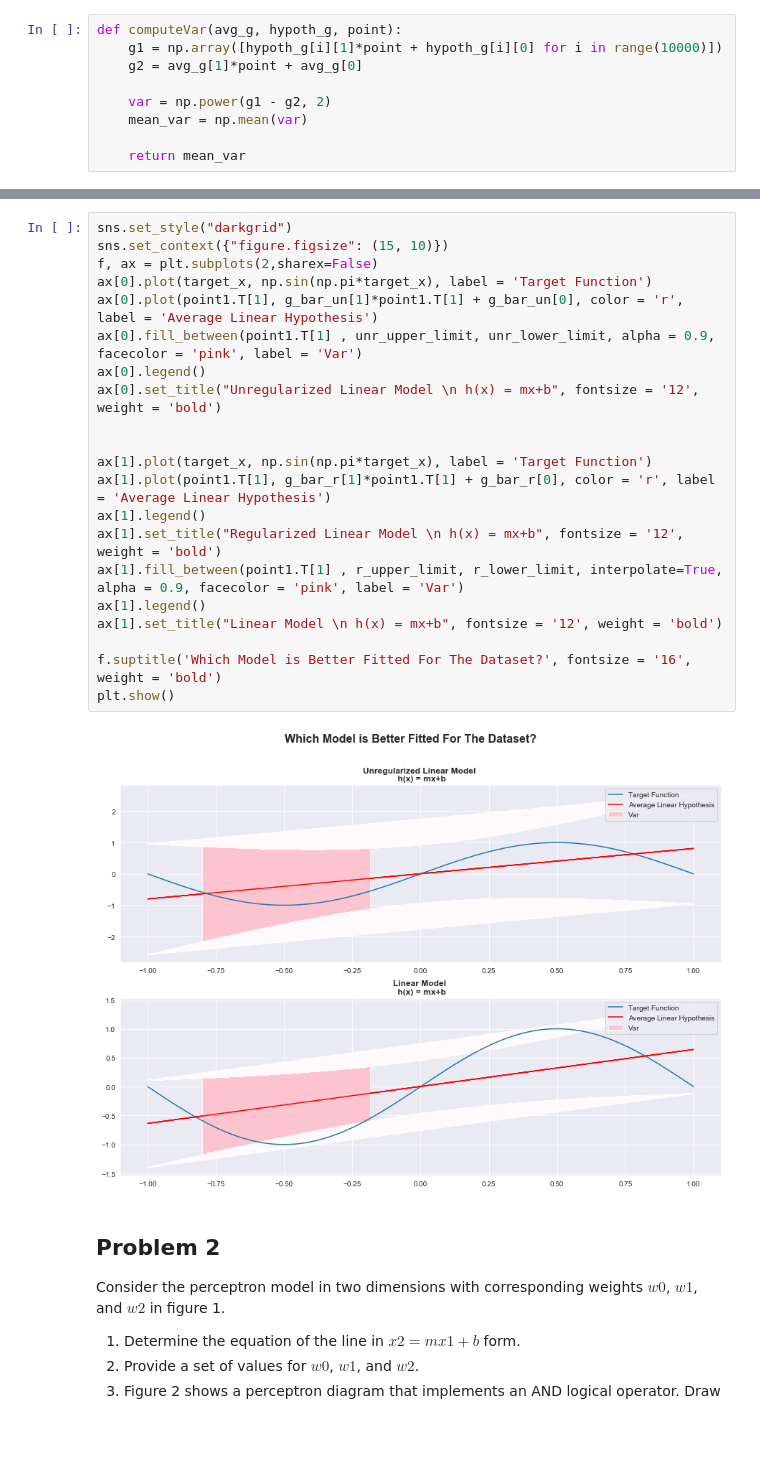
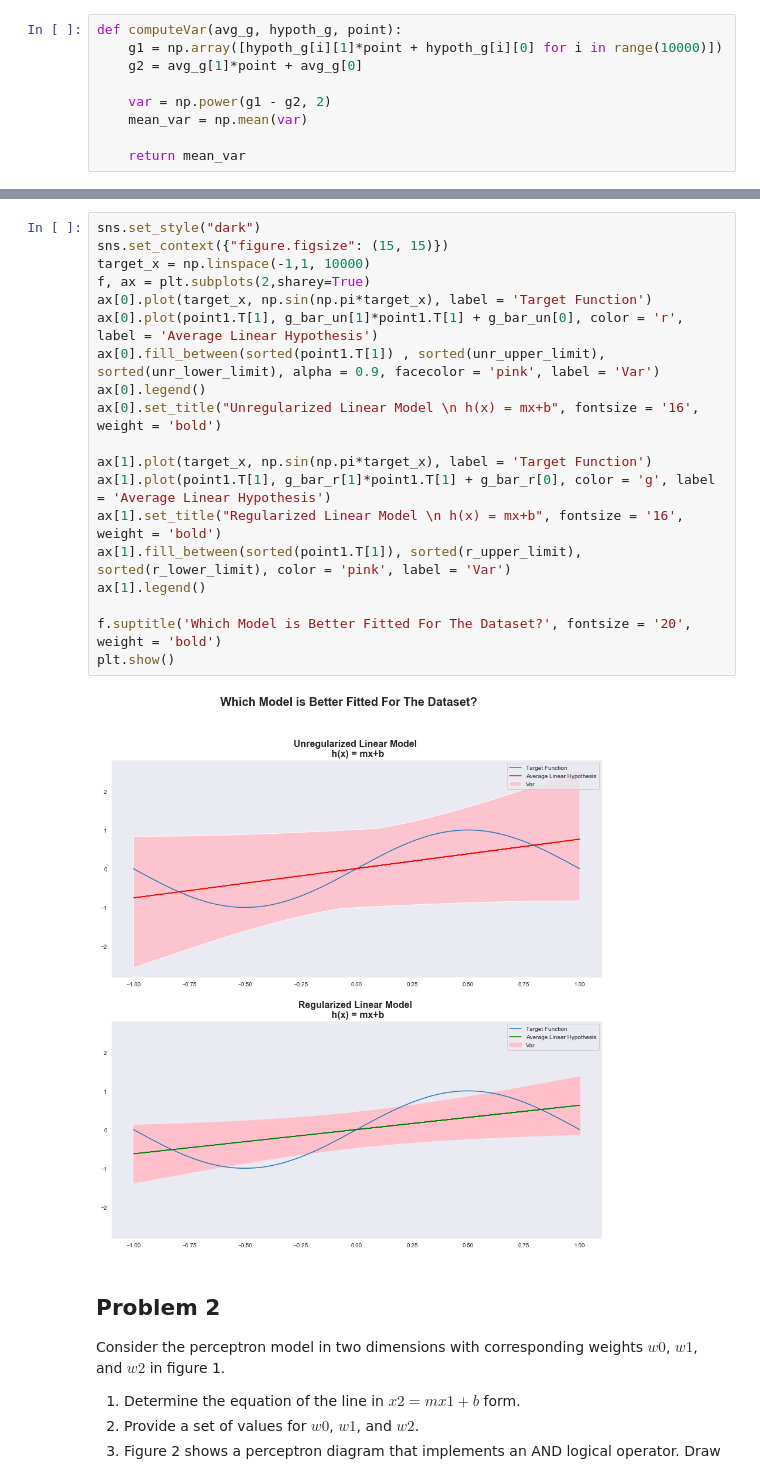
Before and after one commit to edalrami/machine-learning-hw5, a Jupyter notebook: hw5.ipynb, the cells around one changed output, grey strips where cells are left out. Drawn from its saved outputs; the diff is of its cells as text; blank space fills up the shorter version.

Commit message:
Regularization plot fixed

```diff
--- a/hw5.ipynb
+++ b/hw5.ipynb
@@ -225,28 +218,26 @@ unr_upper_limit = [g_bar_un[1]*point1.T[1][i] + g_bar_un[0] + np.sqrt(unreg_v[i]
 r_lower_limit = [g_bar_r[1]*point1.T[1][i] - g_bar_r[0] - np.sqrt(reg_v[i]) for i in range(10000)]
 r_upper_limit = [g_bar_r[1]*point1.T[1][i] + g_bar_r[0] + np.sqrt(reg_v[i]) for i in range(10000)]
 # %%
-sns.set_style("darkgrid")
-sns.set_context({"figure.figsize": (15, 10)})
-f, ax = plt.subplots(2,sharex=False)
+sns.set_style("dark")
+sns.set_context({"figure.figsize": (15, 15)})
+target_x = np.linspace(-1,1, 10000)
+f, ax = plt.subplots(2,sharey=True)
 ax[0].plot(target_x, np.sin(np.pi*target_x), label = 'Target Function')
 ax[0].plot(point1.T[1], g_bar_un[1]*point1.T[1] + g_bar_un[0], color = 'r', label = 'Average Linear Hypothesis')
-ax[0].fill_between(point1.T[1] , unr_upper_limit, unr_lower_limit, alpha = 0.9, facecolor = 'pink', label = 'Var')
+ax[0].fill_between(sorted(point1.T[1]) , sorted(unr_upper_limit), sorted(unr_lower_limit), alpha = 0.9, facecolor = 'pink', label = 'Var')
 ax[0].legend()
-ax[0].set_title("Unregularized Linear Model \n h(x) = mx+b", fontsize = '12', weight = 'bold')
-
+ax[0].set_title("Unregularized Linear Model \n h(x) = mx+b", fontsize = '16', weight = 'bold')
 
 ax[1].plot(target_x, np.sin(np.pi*target_x), label = 'Target Function')
-ax[1].plot(point1.T[1], g_bar_r[1]*point1.T[1] + g_bar_r[0], color = 'r', label = 'Average Linear Hypothesis')
+ax[1].plot(point1.T[1], g_bar_r[1]*point1.T[1] + g_bar_r[0], color = 'g', label = 'Average Linear Hypothesis')
+ax[1].set_title("Regularized Linear Model \n h(x) = mx+b", fontsize = '16', weight = 'bold')
+ax[1].fill_between(sorted(point1.T[1]), sorted(r_upper_limit), sorted(r_lower_limit), color = 'pink', label = 'Var')
 ax[1].legend()
-ax[1].set_title("Regularized Linear Model \n h(x) = mx+b", fontsize = '12', weight = 'bold')
-ax[1].fill_between(point1.T[1] , r_upper_limit, r_lower_limit, interpolate=True, alpha = 0.9, facecolor = 'pink', label = 'Var')
-ax[1].legend()
-ax[1].set_title("Linear Model \n h(x) = mx+b", fontsize = '12', weight = 'bold')
 
-f.suptitle('Which Model is Better Fitted For The Dataset?', fontsize = '16', weight = 'bold')
+f.suptitle('Which Model is Better Fitted For The Dataset?', fontsize = '20', weight = 'bold')
 plt.show()
 # %% [output]
-[figure, old version]
+[figure, new version]
 # %% [markdown]
 ## Problem 2
 
```
Also changed, not shown: parts of 23 cells of this notebook.
